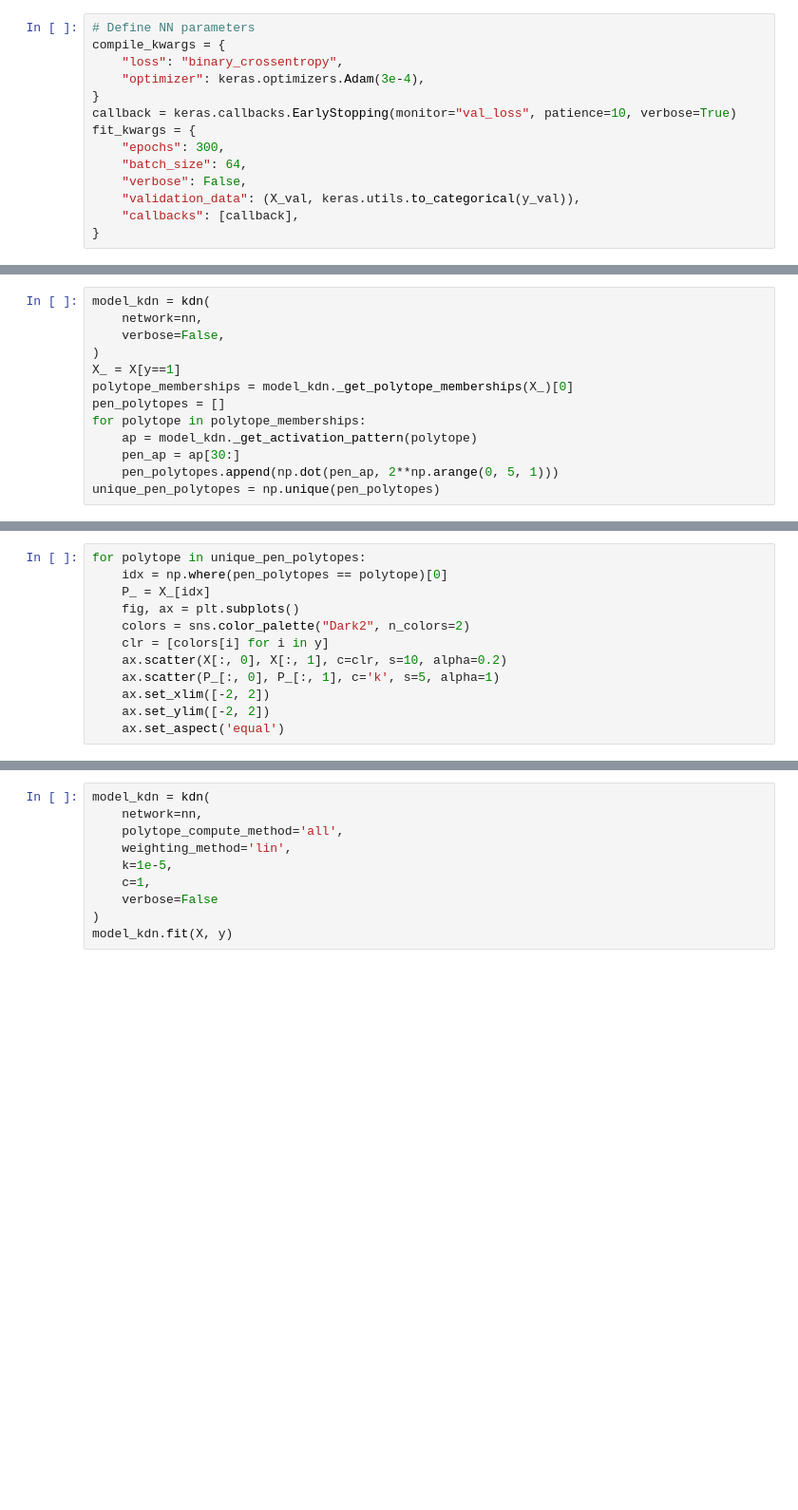
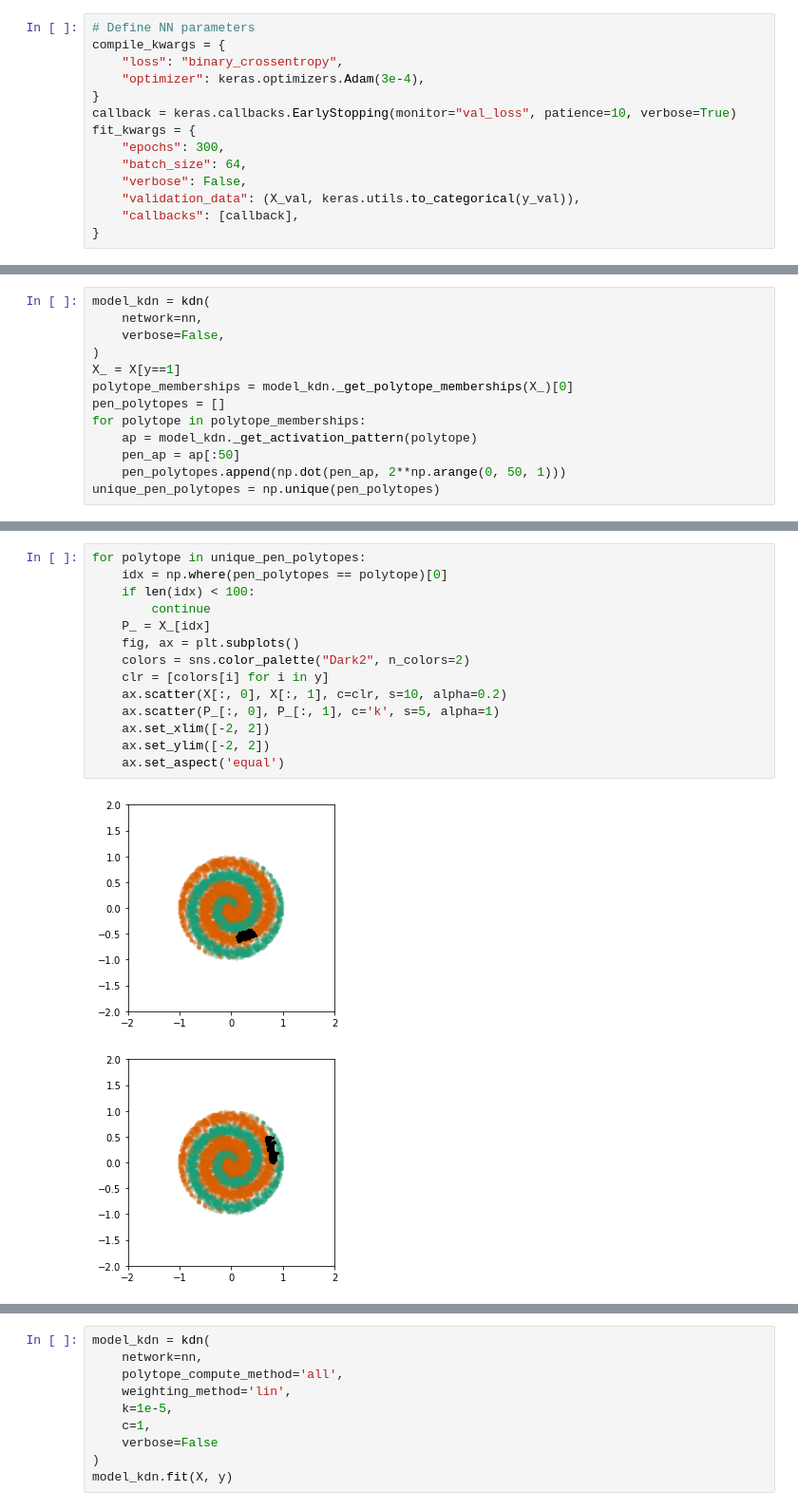
Before and after one commit to Laknath1996/kdg, a Jupyter notebook: dev/poytope_visualization.ipynb, the cells around one changed output, grey strips where cells are left out. Shown at 95% size. Saved outputs shown, nothing was run; the diff lists cells and outputs as text; blank space fills up the shorter version.

```diff
--- a/dev/poytope_visualization.ipynb
+++ b/dev/poytope_visualization.ipynb
@@ -600,6 +497,6 @@ polytope_memberships = model_kdn._get_polytope_memberships(X_)[0]
 pen_polytopes = []
 for polytope in polytope_memberships:
     ap = model_kdn._get_activation_pattern(polytope)
-    pen_ap = ap[30:]
-    pen_polytopes.append(np.dot(pen_ap, 2**np.arange(0, 5, 1)))
+    pen_ap = ap[:50]
+    pen_polytopes.append(np.dot(pen_ap, 2**np.arange(0, 50, 1)))
 unique_pen_polytopes = np.unique(pen_polytopes)
@@ -606,12 +507,17 @@ unique_pen_polytopes = np.unique(pen_polytopes)
 # %%
 for polytope in unique_pen_polytopes:
     idx = np.where(pen_polytopes == polytope)[0]
+    if len(idx) < 100:
+        continue
     P_ = X_[idx]
     fig, ax = plt.subplots()
     colors = sns.color_palette("Dark2", n_colors=2)
     clr = [colors[i] for i in y]
     ax.scatter(X[:, 0], X[:, 1], c=clr, s=10, alpha=0.2)
     ax.scatter(P_[:, 0], P_[:, 1], c='k', s=5, alpha=1)
     ax.set_xlim([-2, 2])
     ax.set_ylim([-2, 2])
     ax.set_aspect('equal')
+# %% [output]
+[figure, added]
+[figure, added]
```
Also changed, not shown: parts of 7 cells of this notebook.
